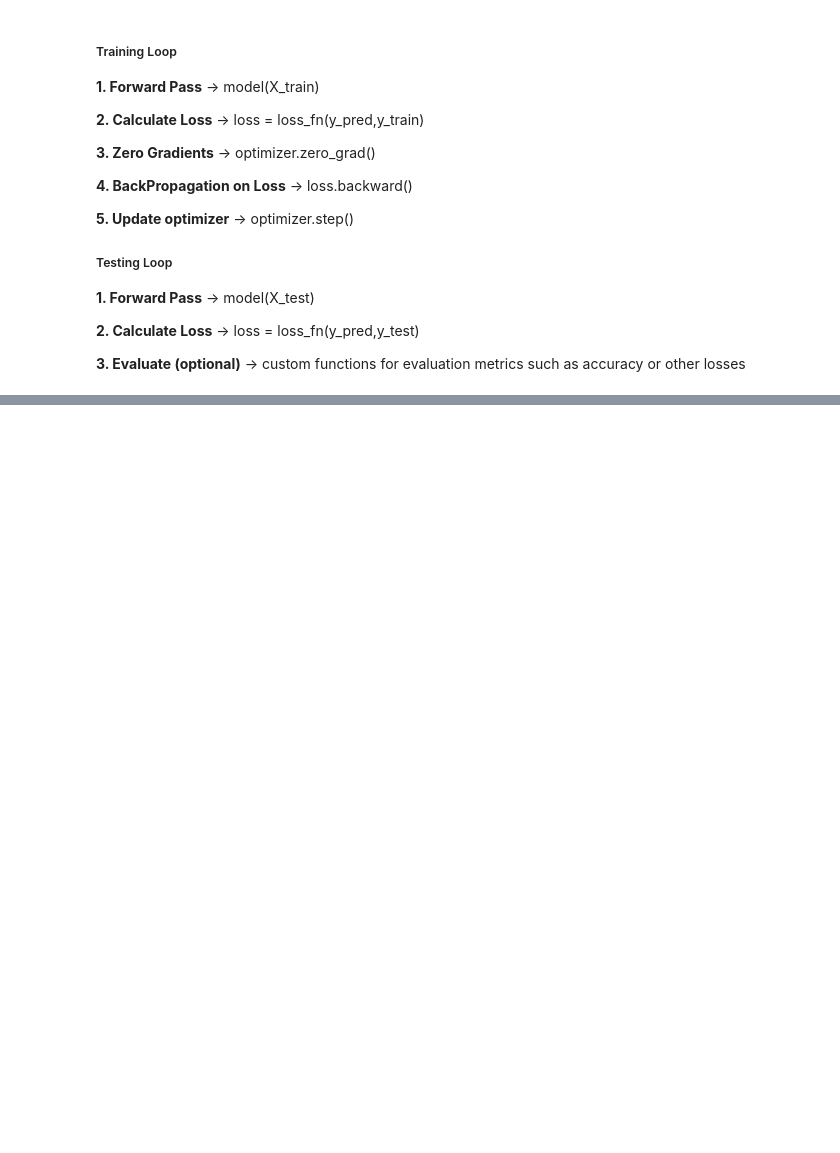
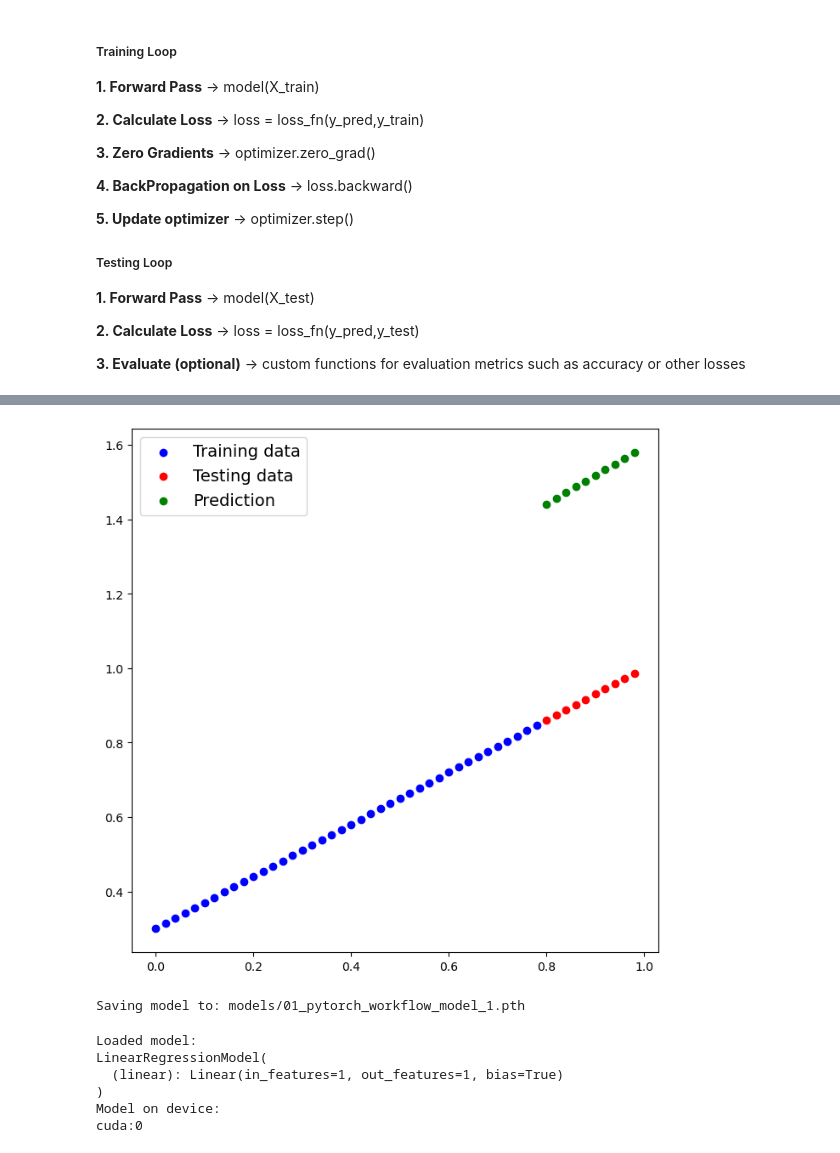
Before and after one commit to rupeshghimire7/Learning-Pytorch-ZeroToMastery, a Jupyter notebook: 01/torch_workflow_regression.ipynb, the cells around one changed output, grey strips where cells are left out. Saved outputs shown, nothing was run; the diff lists cells and outputs as text; code cells hidden in the pictures; blank space fills up the shorter version.

Commit message:
01 pytorch workflow (regression) completed

```diff
--- a/01/torch_workflow_regression.ipynb
+++ b/01/torch_workflow_regression.ipynb
@@ -281,0 +393,4 @@ Epoch: 90 | MAE Train Loss: 0.029285306110978127 | MAE Test Loss: 0.067939564585
+# %%
+# skipped importing as it is already done above
+device = 'cuda' if torch.cuda.is_available() else 'cpu'
+print(f"Device is : {device}")
@@ -281,0 +401,15 @@ Epoch: 90 | MAE Train Loss: 0.029285306110978127 | MAE Test Loss: 0.067939564585
+# %%
+# Making a model
+
+class LinearRegressionModel(nn.Module):
+    def __init__(self):
+        super().__init__()
+        # using linear model for weights and biases
+        self.linear = nn.Linear(in_features=1,out_features=1)
+
+    def forward(self,x):
+        return self.linear(x)
+
+torch.manual_seed(seed=42)
+model_1 = LinearRegressionModel()
+model_1, model_1.state_dict()
@@ -281,0 +501,8 @@ Epoch: 90 | MAE Train Loss: 0.029285306110978127 | MAE Test Loss: 0.067939564585
+# %%
+# Turn model into evaluation mode
+model_1.eval()
+
+# Make predictions on the test data
+with torch.inference_mode():
+    y_preds = model_1(X_test)
+y_preds
@@ -281,0 +520,40 @@ Epoch: 90 | MAE Train Loss: 0.029285306110978127 | MAE Test Loss: 0.067939564585
+# %%
+plot_preds(preds=y_preds.cpu())
+# %% [output]
+[figure, added]
+# %%
+from pathlib import Path
+
+# 1. Create models directory
+MODEL_PATH = Path("models")
+MODEL_PATH.mkdir(parents=True, exist_ok=True)
+
+# 2. Create model save path
+MODEL_NAME = "01_pytorch_workflow_model_1.pth"
+MODEL_SAVE_PATH = MODEL_PATH / MODEL_NAME
+
+# 3. Save the model state dict
+print(f"Saving model to: {MODEL_SAVE_PATH}")
+torch.save(obj=model_1.state_dict(), # only saving the state_dict() only saves the models learned parameters
+           f=MODEL_SAVE_PATH)
+# %% [output]
+Saving model to: models/01_pytorch_workflow_model_1.pth
+# %%
+# Instantiate a fresh instance of LinearRegressionModel
+loaded_model_1 = LinearRegressionModel()
+
+# Load model state dict
+loaded_model_1.load_state_dict(torch.load(MODEL_SAVE_PATH))
+
+# Put model to target device (if your data is on GPU, model will have to be on GPU to make predictions)
+loaded_model_1.to(device)
+
+print(f"Loaded model:\n{loaded_model_1}")
+print(f"Model on device:\n{next(loaded_model_1.parameters()).device}")
+# %% [output]
+Loaded model:
+LinearRegressionModel(
+  (linear): Linear(in_features=1, out_features=1, bias=True)
+)
+Model on device:
+cuda:0
```
Also changed, not shown: parts of 30 cells of this notebook, 1 other file.
